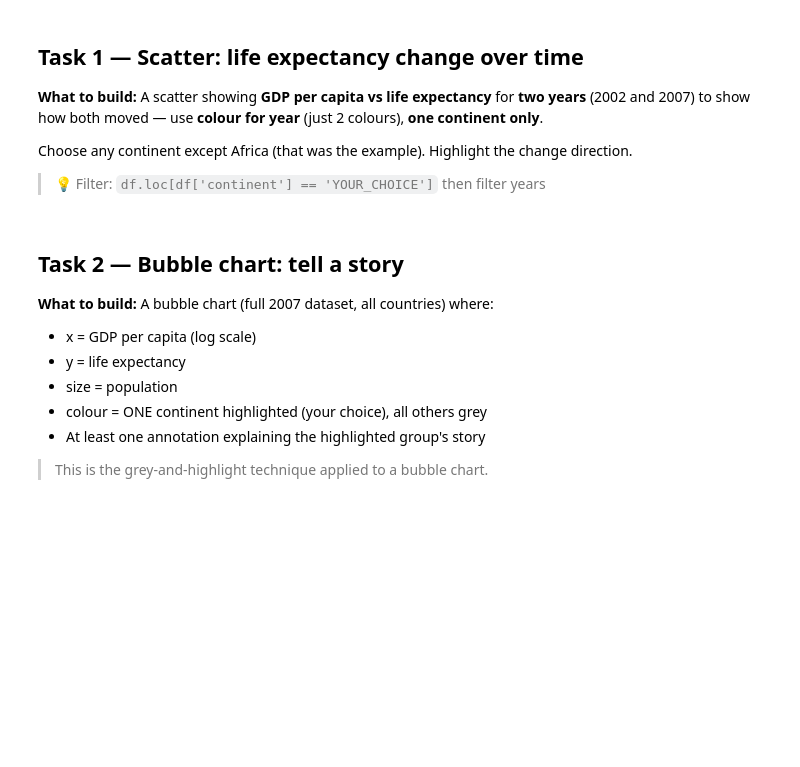
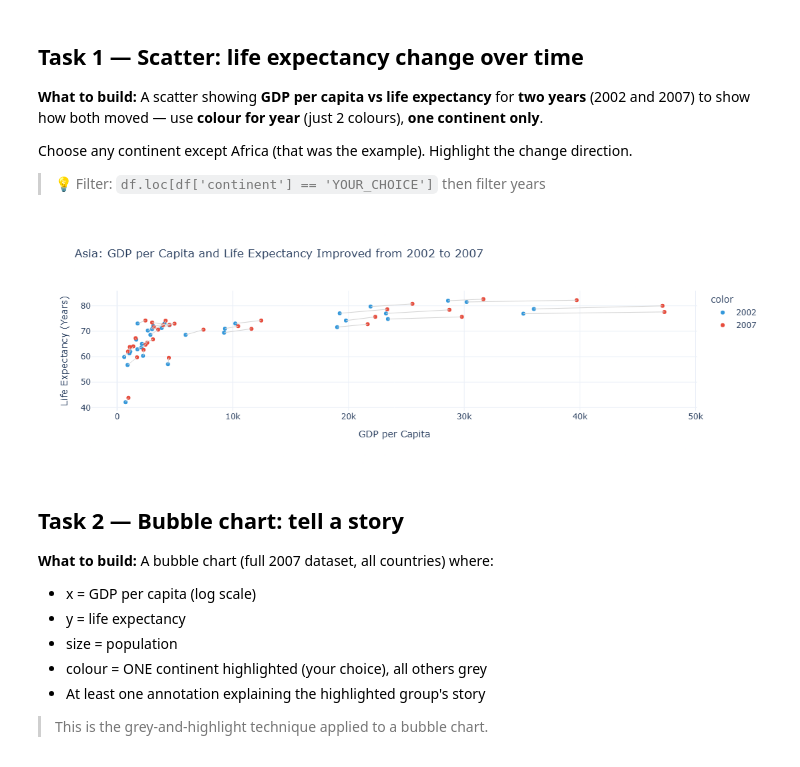
Before and after one commit to PrashanthPinniboyina/dataviz-exercises-Pinniboyina-Prashanth, a Jupyter notebook: week04/lecture04_exercise.ipynb, the cells around one changed output. Saved outputs shown, nothing was run; the diff lists cells and outputs as text; code cells hidden in the pictures; blank space fills up the shorter version.

```diff
--- a/week04/lecture04_exercise.ipynb
+++ b/week04/lecture04_exercise.ipynb
@@ -39,8 +72,59 @@ Choose any continent except Africa (that was the example). Highlight the change
 
 > 💡 Filter: `df.loc[df['continent'] == 'YOUR_CHOICE']` then filter years
 # %%
-# Task 1
-# YOUR CODE HERE
+import plotly.express as px
+import plotly.graph_objects as go
+
+# Choose one continent
+continent_choice = 'Asia'
+
+# Filter data for selected continent and years
+filtered = df[
+    (df['continent'] == continent_choice) &
+    (df['year'].isin([2002, 2007]))
+].copy()
+
+# Create scatter plot
+fig = px.scatter(
+    filtered,
+    x='gdpPercap',
+    y='lifeExp',
+    color=filtered['year'].astype(str),
+    hover_name='country',
+    color_discrete_map={
+        '2002': '#3498db',
+        '2007': '#e74c3c'
+    },
+    title='Asia: GDP per Capita and Life Expectancy Improved from 2002 to 2007'
+)
+
+# Add lines showing direction of change
+for country in filtered['country'].unique():
+    country_data = filtered[
+        filtered['country'] == country
+    ].sort_values('year')
+
+    if len(country_data) == 2:
+        fig.add_trace(
+            go.Scatter(
+                x=country_data['gdpPercap'],
+                y=country_data['lifeExp'],
+                mode='lines',
+                line=dict(color='lightgrey', width=1),
+                showlegend=False,
+                hoverinfo='skip'
+            )
+        )
+
+fig.update_layout(
+    xaxis_title='GDP per Capita',
+    yaxis_title='Life Expectancy (Years)',
+    template='plotly_white'
+)
+
+fig.show()
+# %% [output]
+[figure, added]
 # %% [markdown]
 ## Task 2 — Bubble chart: tell a story
 
```
Also changed, not shown: parts of 3 cells of this notebook, 2 other files.
